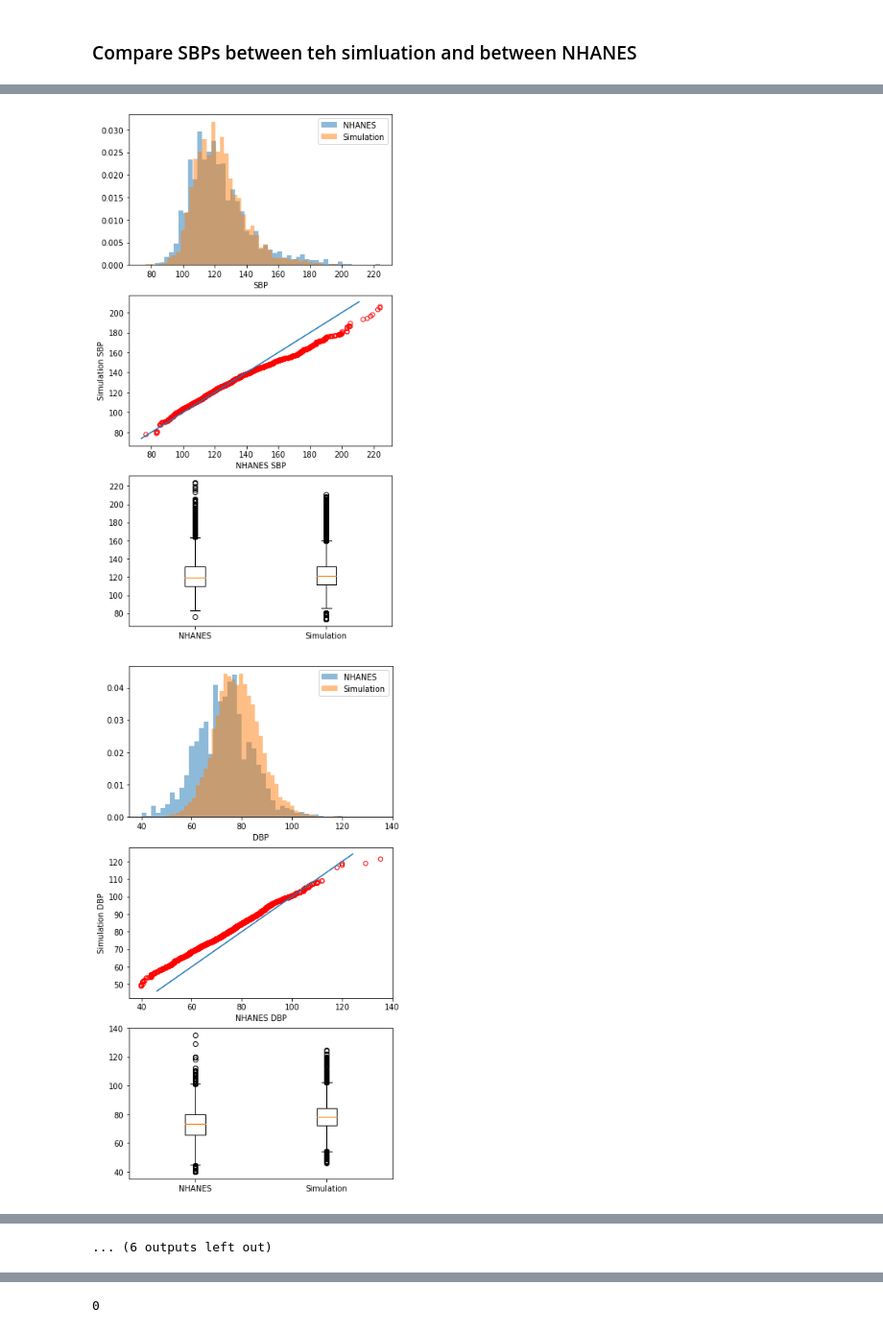
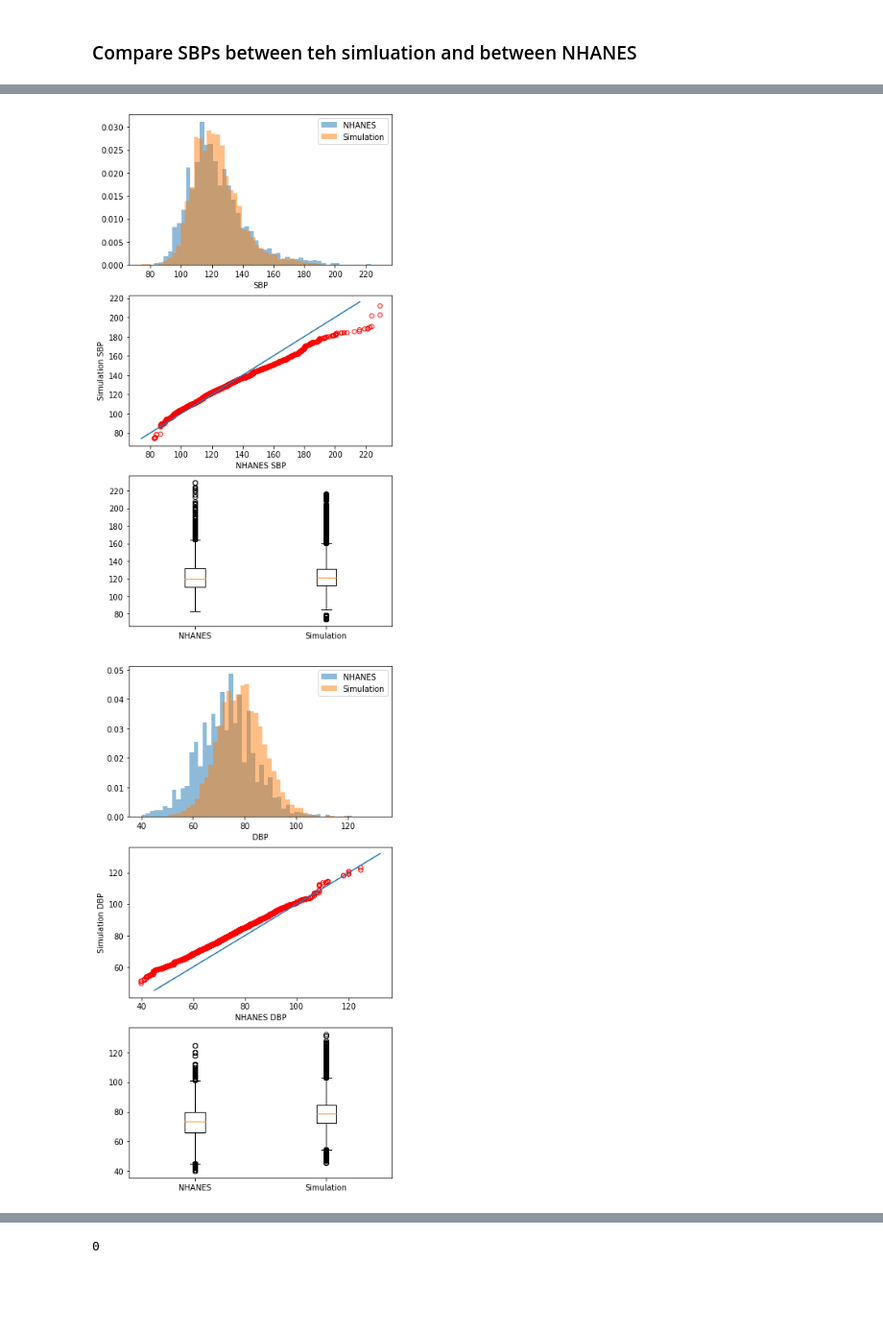
Before and after one commit to jburke5/microsimNHANES, a Jupyter notebook: compareSimulatedRiskFactorsToNHANES.ipynb, the cells around one changed output, grey strips where cells are left out. Shown at 96% size. Saved outputs shown, nothing was run; the diff lists cells and outputs as text; code cells hidden in the pictures; blank space fills up the shorter version.

Commit message:
actual paper run

```diff
--- a/compareSimulatedRiskFactorsToNHANES.ipynb
+++ b/compareSimulatedRiskFactorsToNHANES.ipynb
@@ -9,6 +9,8 @@ import matplotlib.pyplot as plt
 
 pd.set_option('display.max_columns', None)
 
-imputedDataset = pd.read_stata("/Users/burke/Documents/research/bpCog/microsim/microsim/data/fullyImputedDataset.dta")
+imputedDataset = pd.read_stata("/Users/burke/Documents/microsim/microsim/data/fullyImputedDataset.dta")
+
+#imputedDataset = pd.read_stata("/Users/burke/Documents/research/bpCog/microsim/microsim/data/fullyImputedDataset.dta")
 imputedDataset.head()
 # %% [output]
@@ -63,9 +65,9 @@ Name: meanSBP, dtype: float64
 # Run a simple simulation with the cohort models (default) starting in 1999 as a comparator
 # %%
 import os
-os.chdir("/Users/burke/Documents/research/bpCog/microsim")
+os.chdir("/Users/burke/Documents/microsim")
 from microsim.population import NHANESDirectSamplePopulation
 
-pop = NHANESDirectSamplePopulation(n=50000, year=1999)
-pop.advance(totalYears)
+pop = NHANESDirectSamplePopulation(n=250000, year=1999)
+pop.advance_vectorized(totalYears)
 # %% [output]
@@ -116,7 +119,7 @@ def plotComparisonFigure(attributeName, dfName, label):
     ax3.boxplot([earlyCrossSectionOfNonImmigrants[dfName], personAttributes], labels=['NHANES', 'Simulation'])
     ax3.set_xlabel
 
-    os.chdir("/Users/burke/Documents/research/bpCog/designAndMethodsPaper/figures/")
+    os.chdir("/Users/burke/Documents/microsimPrimaryAnalyses/figures/")
     plt.savefig(label + '.png')
     return fig, ax1, ax2, ax3
 
@@ -327,2 +167,2 @@ dtype: float64
-[figure, old version]
+[figure, new version]
-[figure, old version]
+[figure, new version]
@@ -330 +169,0 @@ dtype: float64
-... (6 outputs left out)
```
Also changed, not shown: parts of 6 cells of this notebook.
